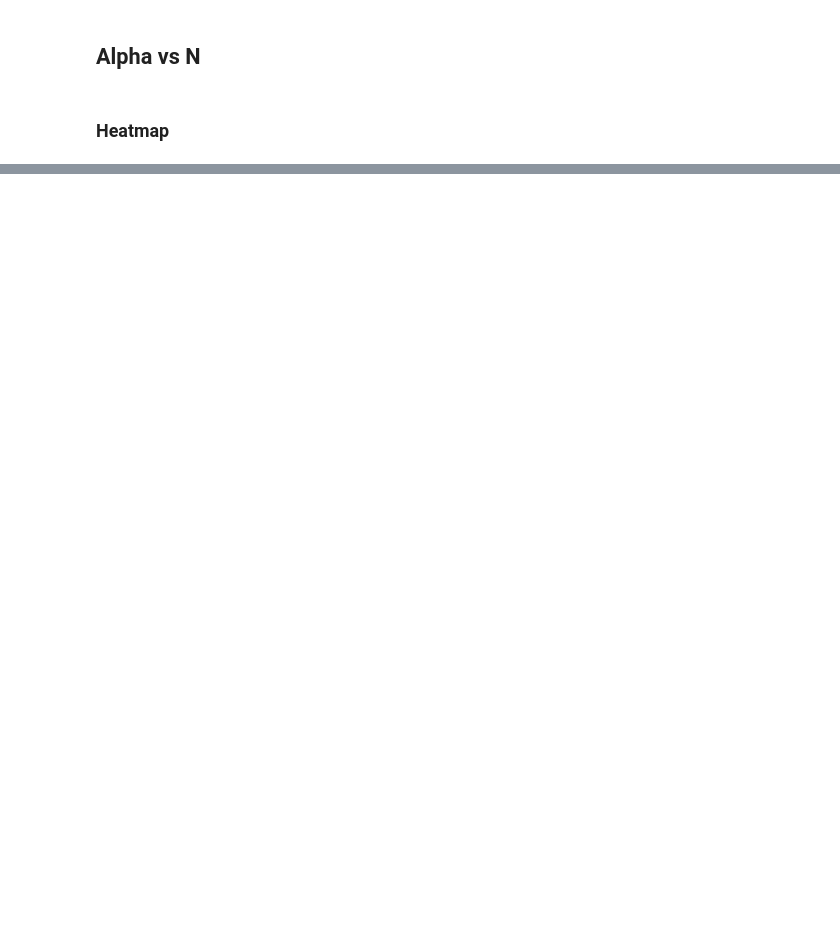
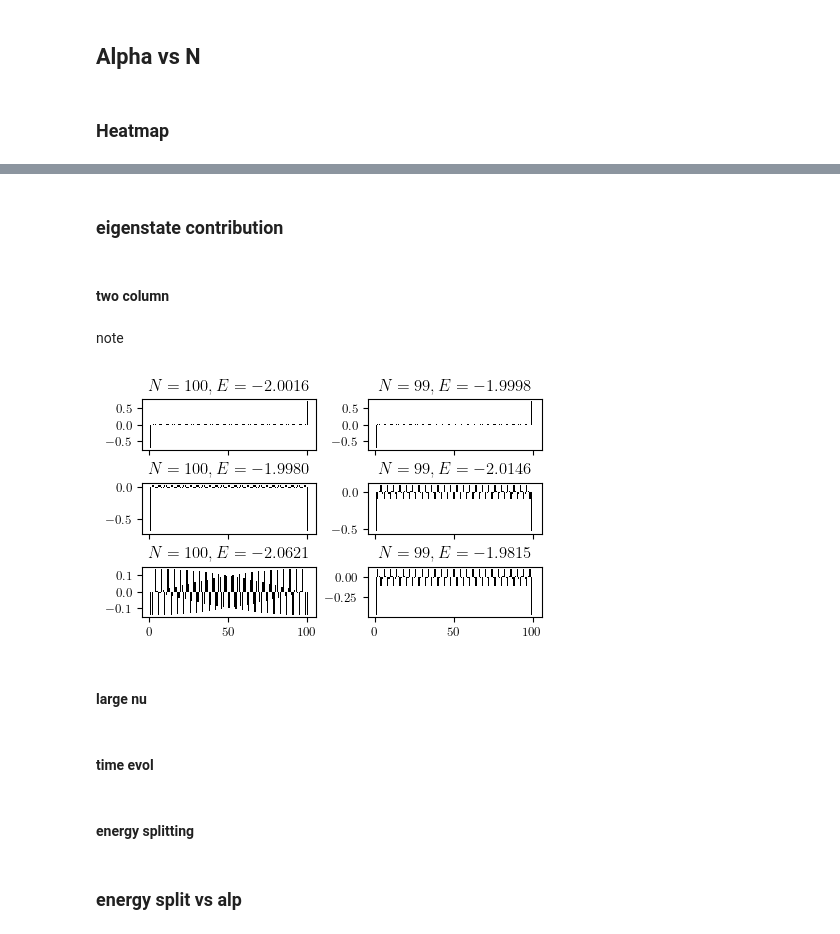
Before and after one commit to JohanesFaustus/QuantumMechanics, a Jupyter notebook: Rss/QM/code/E.ipynb, the cells around one changed output, grey strips where cells are left out. Cells and saved outputs as stored; diff of their text form; code cells hidden in the pictures; blank space fills up the shorter version.

```diff
--- a/Rss/QM/code/E.ipynb
+++ b/Rss/QM/code/E.ipynb
@@ -81,7 +81,7 @@ for i in range(90,92):
   # t_vals = np.linspace(0,1e7, int(5 * 1e3))
 
   F_dh_t = F_vs_Tvals(HxxDHLong, t_vals,N, C, a, nu, B, alp)
-  Erg_tot_t,Erg_pop_t,Erg_coh_t = Ergs_vs_Tvals_rhoC2(HxxDHLong,t_vals,N, C, a, nu, B, alp,p,Th,Ph)
+  Erg_tot_t,Erg_pop_t,Erg_coh_t = Ergs_vs_Tvals_rhoC2(HxxDHLong1,t_vals,N, C, a, nu, B, alp,p,Th,Ph)
 
   fig, ax = plt.subplots(2, 1,sharex=True,figsize=(15, 10))
 
@@ -122,7 +124,7 @@ for i in range(91,92):
   nu = 10
   B = 1
   p=0.5
-  alp = 1e-1
+  alp = 1
   N = 50
   Th = np.deg2rad(100)
   Ph = np.deg2rad(i)
@@ -171,15 +271,15 @@ import importlib
 importlib.reload(functions)
 from functions import *
 
-for i in np.arange(0, 190, 10):
-# for i in range(91,92):
+# for i in np.arange(0, 190, 10):
+for i in range(91,92):
   C = 1
   a = 1
   nu = 10
   B = 1
   p=0.5
   alp = 1e-1
-  N = 50
+  N = 99
   Th = np.deg2rad(100)
   Ph = np.deg2rad(i)
 
@@ -192,7 +292,7 @@ for i in np.arange(0, 190, 10):
   # t_vals = np.linspace(0,2*t_approx, int(5 * 1e3))
   t_vals = np.linspace(0,250, int(5 * 1e4))
 
-  Erg_tot_t,Erg_pop_t,Erg_coh_t = Ergs_vs_Tvals_rhoC3(HxxDHLong,t_vals,N, C, a, nu, B, alp,p,Th,Ph)
+  Erg_tot_t,Erg_pop_t,Erg_coh_t = Ergs_vs_Tvals_rhoC3(HxxDHLong1,t_vals,N, C, a, nu, B, alp,p,Th,Ph)
   # purity_N_t = purity_vs_Tvals_rhoC3(HxxDHLong,t_vals,N, C, a, nu, B, alp,p,Th,Ph)
   purity_N_t = delta_purity_vs_Tvals_rhoC3(HxxDHLong,t_vals,N, C, a, nu, B, alp,p,Th,Ph)
 
@@ -217,5 +317,5 @@ for i in np.arange(0, 190, 10):
 
   plt.savefig(f"Hxx_Ergo_contribution_rhoC3_Phi={np.rad2deg(Ph):.0f}_E={Erg_in:.3f}.png")
   plt.tight_layout()
-  plt.close(fig)
+  # plt.close(fig)
 done()
@@ -1830,0 +2565,4 @@ done()
+# %% [markdown]
+### eigenstate contribution
+# %% [markdown]
+#### two column
@@ -1830,0 +2630,54 @@ done()
+# %% [markdown]
+note
+# %%
+import functions
+import importlib
+
+importlib.reload(functions)
+from functions import *
+
+J = 1
+a = 1
+C = 1
+nu = 10
+B = 1
+data = np.load(f"Ergs_vs_N_HxxDHLong1_nu{nu}.npz")
+N99 = 99
+alpha99 = data["max_alp_tot"][N99-2, 0]
+N100 = 100
+alpha100 = data["max_alp_tot"][N100-2, 0]
+
+H100 = HxxDHLong1(N100,C,a,nu,B,alpha100)
+eigvals100, eigvecs100 = np.linalg.eig(H100)
+idx100 = np.argsort(np.abs(eigvals100 + 2 * B))
+eigvals100 = eigvals100[idx100]
+eigvecs100 = eigvecs100[:, idx100]
+
+H99 = HxxDHLong1(N99,C,a,nu,B,alpha99)
+eigvals99, eigvecs99 = np.linalg.eig(H99)
+idx99 = np.argsort(np.abs(eigvals99 + 2 * B))
+eigvals99 = eigvals99[idx99]
+eigvecs99 = eigvecs99[:, idx99]
+
+idx_range = range(0,3)
+fig, ax = plt.subplots(len(idx_range), 2,sharex=True, figsize=(4.45, 4.45*0.6),layout='constrained')
+
+for row, i in enumerate(idx_range):
+    ax[row, 0].bar(
+        1+np.arange(len(eigvecs100[:, i])),
+        eigvecs100[:, i],
+        color="black"
+    )
+    ax[row, 0].set_title(fr"$N = 100, E={eigvals100[i]:.4f}$")
+    ax[row, 1].bar(
+        1+np.arange(len(eigvecs99[:, i])),
+        eigvecs99[:, i],
+        color="black"
+    )
+    ax[row, 1].set_title(fr"$N = 99, E={eigvals99[i]:.4f}$")
+
+plt.savefig(f"eigenstate_oddeven.pdf")
+# %% [output]
+[figure, added]
+# %% [markdown]
+####  large nu
@@ -1830,0 +2719,2 @@ done()
+# %% [markdown]
+#### time evol
@@ -1830,0 +2783,2 @@ done()
+# %% [markdown]
+#### energy splitting
@@ -1830,0 +2854,2 @@ done()
+# %% [markdown]
+### energy split vs alp
```
Also changed, not shown: parts of 55 cells of this notebook, 1 other file.
